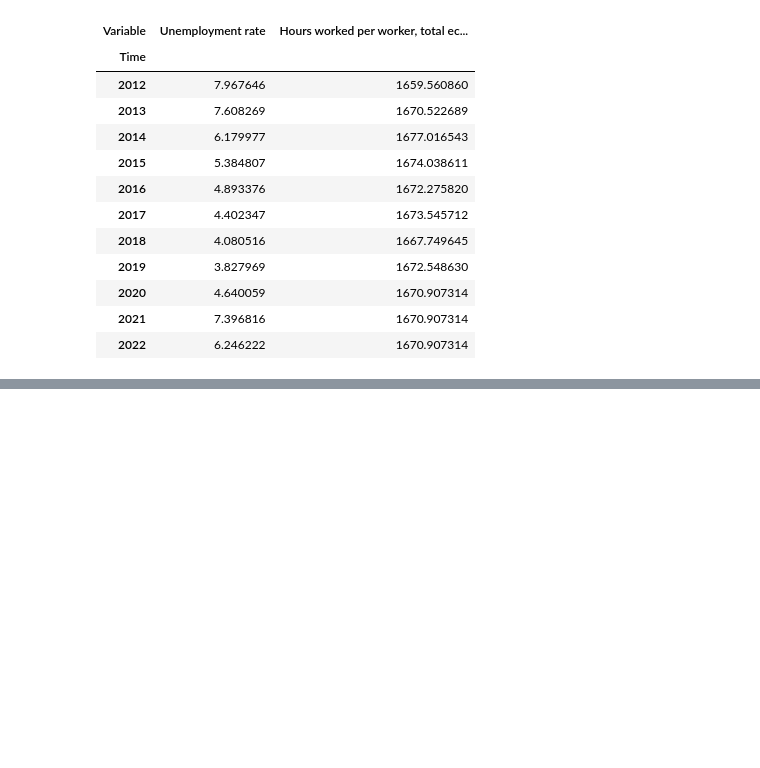
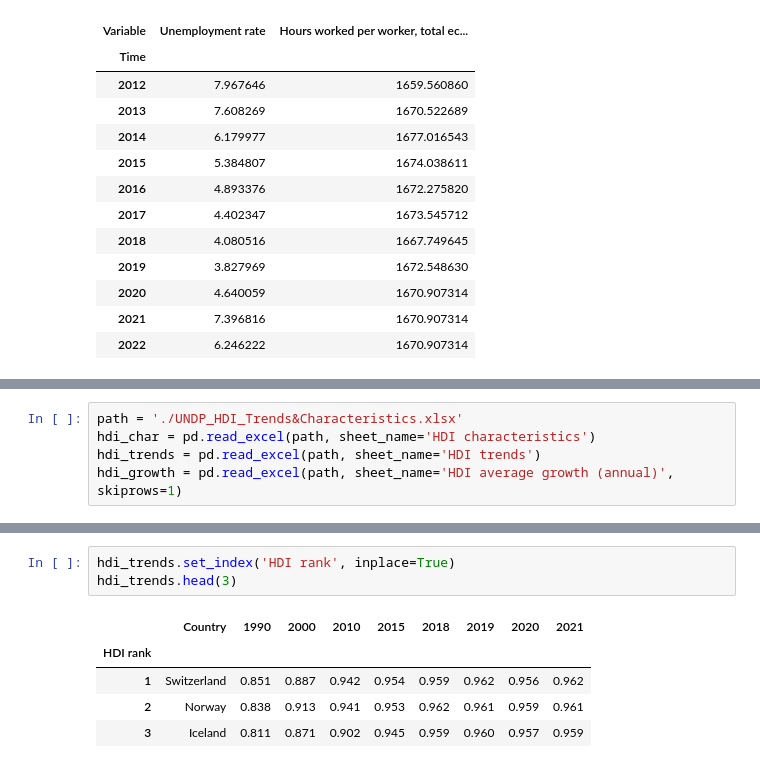
Before and after one commit to MShoaibManzoor/DHV-Infographics-Project, a Jupyter notebook: batchtest.ipynb, the cells around one changed output, grey strips where cells are left out. Saved outputs shown, nothing was run; the diff lists cells and outputs as text; blank space fills up the shorter version.

```diff
--- a/batchtest.ipynb
+++ b/batchtest.ipynb
@@ -179,0 +243,5 @@ plt.show()
+# %%
+path = './UNDP_HDI_Trends&Characteristics.xlsx'
+hdi_char = pd.read_excel(path, sheet_name='HDI characteristics')
+hdi_trends = pd.read_excel(path, sheet_name='HDI trends')
+hdi_growth = pd.read_excel(path, sheet_name='HDI average growth (annual)', skiprows=1)
@@ -179,0 +257,9 @@ plt.show()
+# %%
+hdi_trends.set_index('HDI rank', inplace=True)
+hdi_trends.head(3)
+# %% [output]
+|  | Country | 1990 | 2000 | 2010 | 2015 | 2018 | 2019 | 2020 | 2021 |
+| HDI rank |  |  |  |  |  |  |  |  |  |
+| 1 | Switzerland | 0.851 | 0.887 | 0.942 | 0.954 | 0.959 | 0.962 | 0.956 | 0.962 |
+| 2 | Norway | 0.838 | 0.913 | 0.941 | 0.953 | 0.962 | 0.961 | 0.959 | 0.961 |
+| 3 | Iceland | 0.811 | 0.871 | 0.902 | 0.945 | 0.959 | 0.960 | 0.957 | 0.959 |
```
Also changed, not shown: parts of 9 cells of this notebook, 4 other files.
